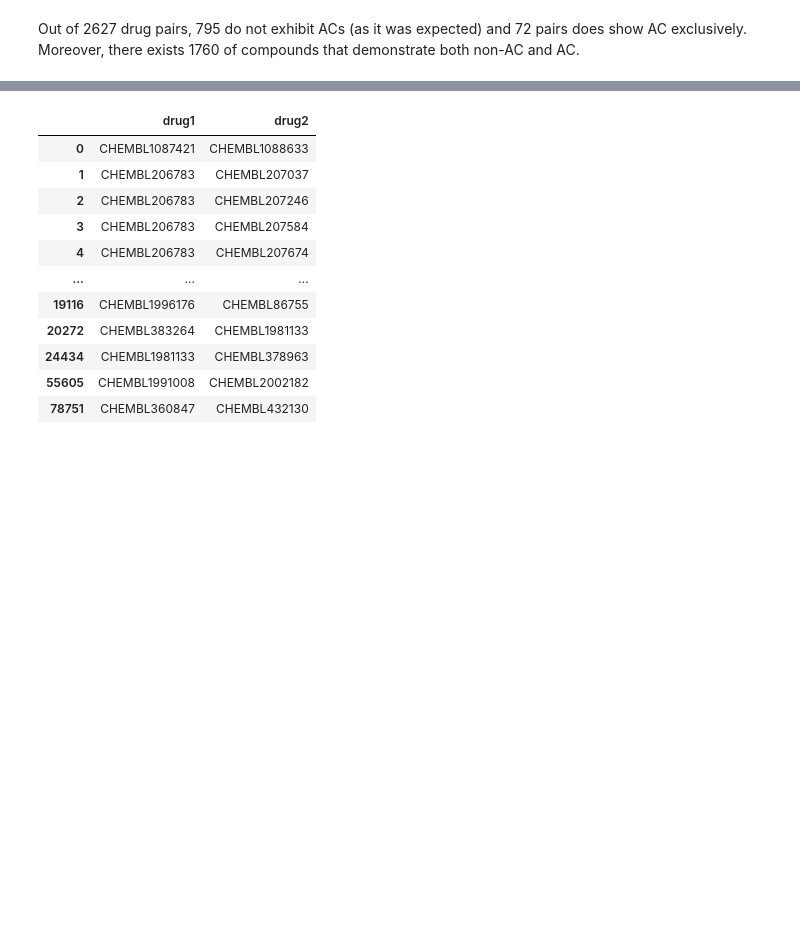
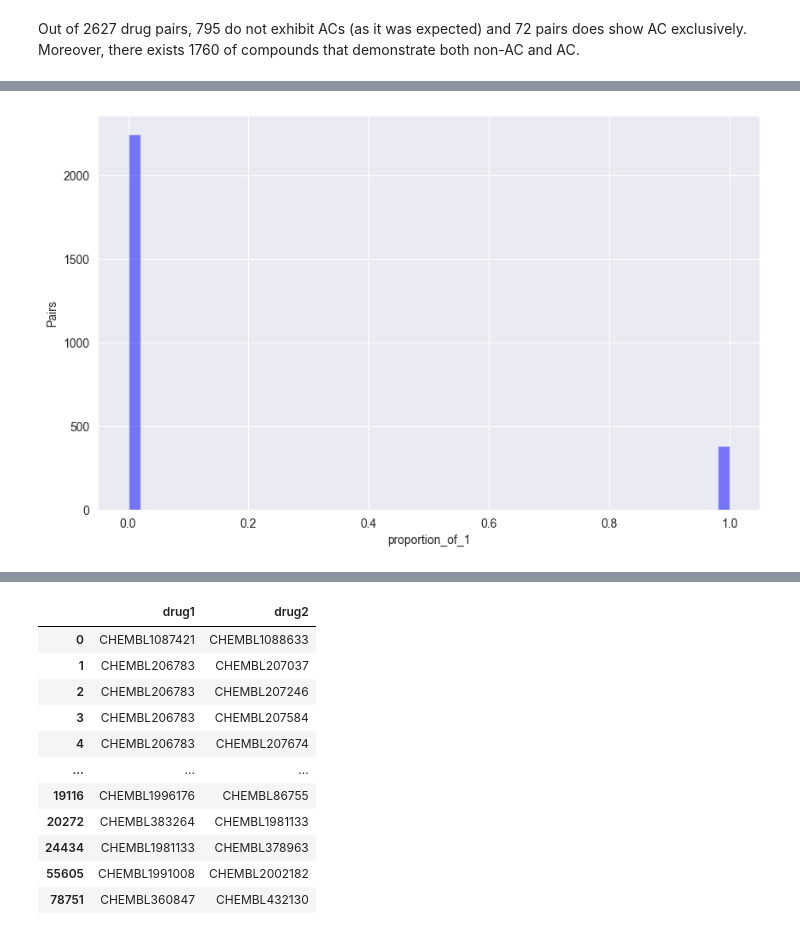
Before and after one commit to reginaib/AC-DTI, a Jupyter notebook: scripts/kiba-ac.ipynb, the cells around one changed output, grey strips where cells are left out. Drawn from its saved outputs; the diff is of its cells as text; code cells hidden in the pictures; blank space fills up the shorter version.

```diff
--- a/scripts/kiba-ac.ipynb
+++ b/scripts/kiba-ac.ipynb
@@ -98,3 +119,9 @@ len(cliff_pivot_reset[(cliff_pivot_reset['proportion_of_1'] != 0) & (cliff_pivot
 1760
 # %% [markdown]
 Out of 2627 drug pairs, 795 do not exhibit ACs (as it was expected) and 72 pairs does show AC exclusively. Moreover, there exists 1760 of compounds that demonstrate both non-AC and AC.
+# %%
+mv = majority_vote(cliff_pairs)
+cliff_pivot_mv = mv.pivot_table(index=['drug1', 'drug2'], columns='cliff', aggfunc='size', fill_value=0)
+cliff_pivot_mv['total_count'] = cliff_pivot_mv[0] + cliff_pivot_mv[1]
+cliff_pivot_mv['proportion_of_1'] = cliff_pivot_mv[1] / cliff_pivot_mv['total_count']
+cliff_pivot_mv
@@ -100,0 +143,4 @@ Out of 2627 drug pairs, 795 do not exhibit ACs (as it was expected) and 72 pairs
+# %%
+get_hist_prop(cliff_pivot_mv, 'proportion_of_1')
+# %% [output]
+[figure, added]
```
Also changed, not shown: parts of 7 cells of this notebook, 2 other files.
